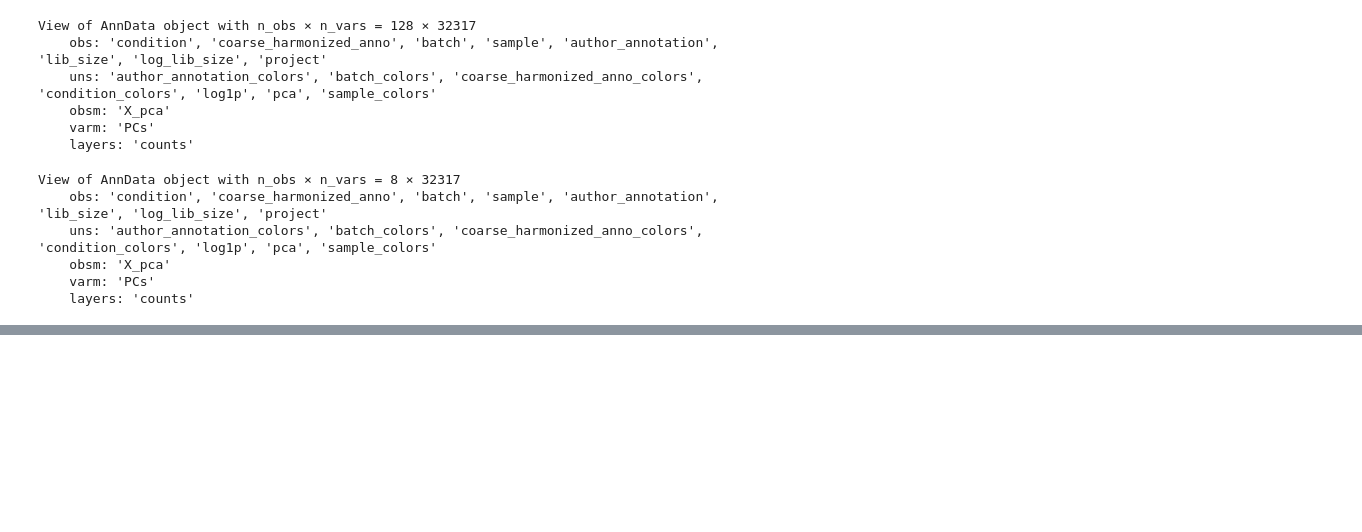
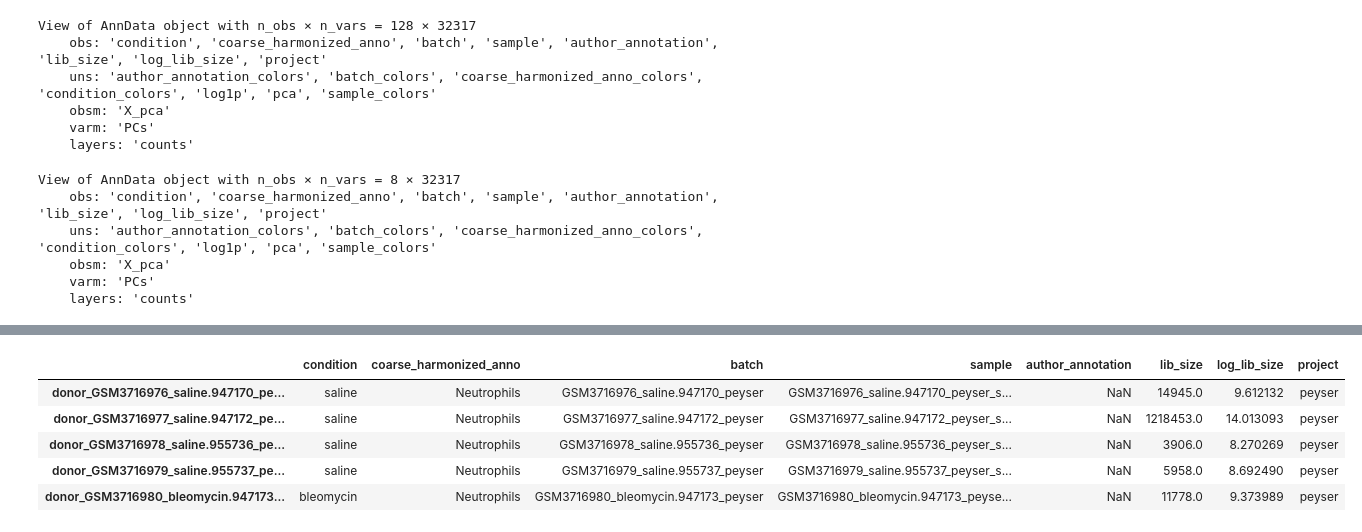
Before and after one commit to lueckenlab/masterpraktikum_fibrosis_atlas, a Jupyter notebook: notebooks/differential_gene_expression_analysis/DiffEx_edgeR_py.ipynb, the cells around one changed output, grey strips where cells are left out. Cells and saved outputs as stored; diff of their text form; code cells hidden in the pictures; blank space fills up the shorter version.

```diff
--- a/notebooks/differential_gene_expression_analysis/DiffEx_edgeR_py.ipynb
+++ b/notebooks/differential_gene_expression_analysis/DiffEx_edgeR_py.ipynb
@@ -473,3 +499,6 @@ View of AnnData object with n_obs × n_vars = 8 × 32317
 adata_peyser_Neutrophils.obs_names = [
     name.split("_")[2] + "_" + name.split("_")[3] for name in adata_peyser_Neutrophils.obs_names
 ]
+# %%
+adata_peyser_Neutrophils2 = adata_peyser_Neutrophils[adata_peyser_Neutrophils.obs["condition"] != "nintedanib"]
+adata_peyser_Neutrophils2
@@ -475,0 +512,9 @@ adata_peyser_Neutrophils.obs_names = [
+# %%
+adata_peyser_Neutrophils2.obs
+# %% [output]
+|  | condition | coarse_harmonized_anno | batch | sample | author_annotation | lib_size | log_lib_size | project |
+| donor_GSM3716976_saline.947170_pe... | saline | Neutrophils | GSM3716976_saline.947170_peyser | GSM3716976_saline.947170_peyser_s... | NaN | 14945.0 | 9.612132 | peyser |
+| donor_GSM3716977_saline.947172_pe... | saline | Neutrophils | GSM3716977_saline.947172_peyser | GSM3716977_saline.947172_peyser_s... | NaN | 1218453.0 | 14.013093 | peyser |
+| donor_GSM3716978_saline.955736_pe... | saline | Neutrophils | GSM3716978_saline.955736_peyser | GSM3716978_saline.955736_peyser_s... | NaN | 3906.0 | 8.270269 | peyser |
+| donor_GSM3716979_saline.955737_pe... | saline | Neutrophils | GSM3716979_saline.955737_peyser | GSM3716979_saline.955737_peyser_s... | NaN | 5958.0 | 8.692490 | peyser |
+| donor_GSM3716980_bleomycin.947173... | bleomycin | Neutrophils | GSM3716980_bleomycin.947173_peyser | GSM3716980_bleomycin.947173_peyse... | NaN | 11778.0 | 9.373989 | peyser |
```
Also changed, not shown: parts of 8 cells of this notebook.
